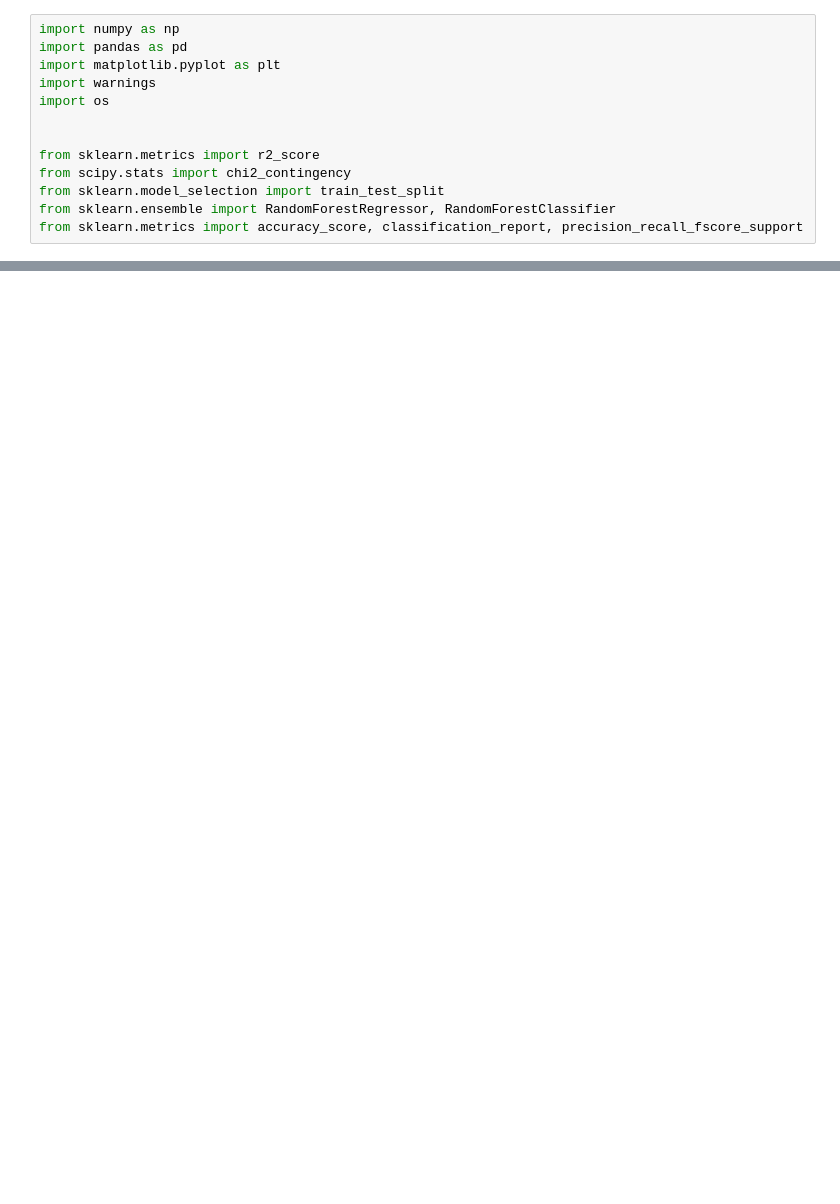
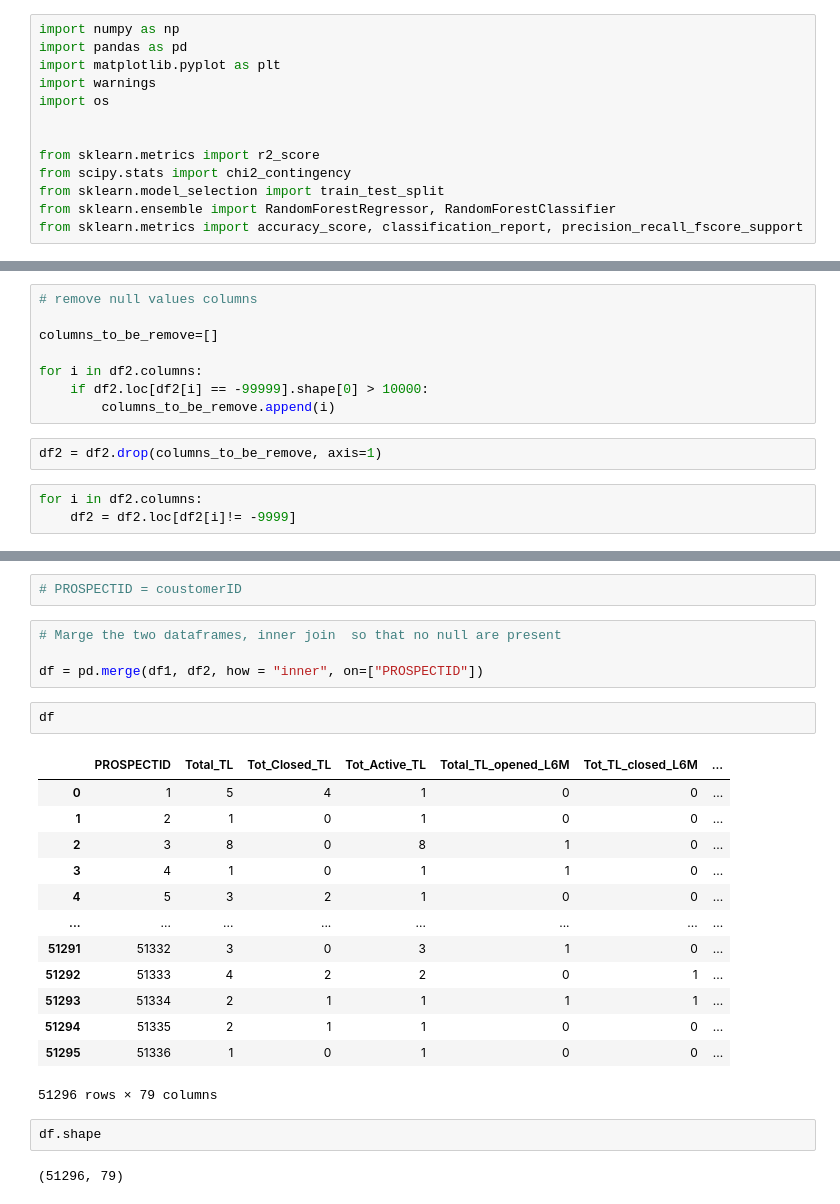
Before and after one commit to SandeepSuthar169/Credit-Risk-Modeling-Project, a Jupyter notebook: notebook.ipynb, the cells around one changed output, grey strips where cells are left out. Drawn from its saved outputs; the diff is of its cells as text; blank space fills up the shorter version.

```diff
--- a/notebook.ipynb
+++ b/notebook.ipynb
@@ -17,0 +59,13 @@ ModuleNotFoundError: No module named 'statsmodels'
+# %%
+# remove null values columns
+
+columns_to_be_remove=[]
+
+for i in df2.columns:
+    if df2.loc[df2[i] == -99999].shape[0] > 10000:
+        columns_to_be_remove.append(i)
+# %%
+df2 = df2.drop(columns_to_be_remove, axis=1)
+# %%
+for i in df2.columns:
+    df2 = df2.loc[df2[i]!= -9999]
@@ -17,0 +101,26 @@ ModuleNotFoundError: No module named 'statsmodels'
+# %%
+# PROSPECTID = coustomerID
+# %%
+# Marge the two dataframes, inner join  so that no null are present
+
+df = pd.merge(df1, df2, how = "inner", on=["PROSPECTID"])
+# %%
+df
+# %% [output]
+|  | PROSPECTID | Total_TL | Tot_Closed_TL | Tot_Active_TL | Total_TL_opened_L6M | Tot_TL_closed_L6M | ... |
+| 0 | 1 | 5 | 4 | 1 | 0 | 0 | ... |
+| 1 | 2 | 1 | 0 | 1 | 0 | 0 | ... |
+| 2 | 3 | 8 | 0 | 8 | 1 | 0 | ... |
+| 3 | 4 | 1 | 0 | 1 | 1 | 0 | ... |
+| 4 | 5 | 3 | 2 | 1 | 0 | 0 | ... |
+| ... | ... | ... | ... | ... | ... | ... | ... |
+| 51291 | 51332 | 3 | 0 | 3 | 1 | 0 | ... |
+| 51292 | 51333 | 4 | 2 | 2 | 0 | 1 | ... |
+| 51293 | 51334 | 2 | 1 | 1 | 1 | 1 | ... |
+| 51294 | 51335 | 2 | 1 | 1 | 0 | 0 | ... |
+| 51295 | 51336 | 1 | 0 | 1 | 0 | 0 | ... |
+51296 rows × 79 columns
+# %%
+df.shape
+# %% [output]
+(51296, 79)
```
Also changed, not shown: parts of 34 cells of this notebook.
